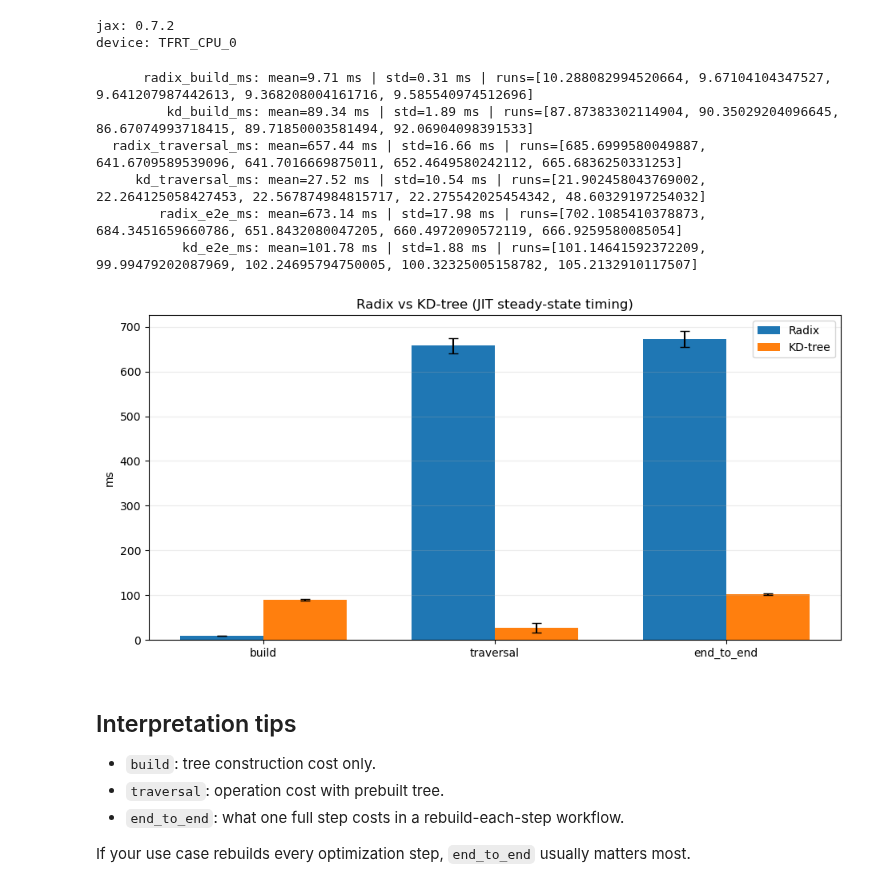
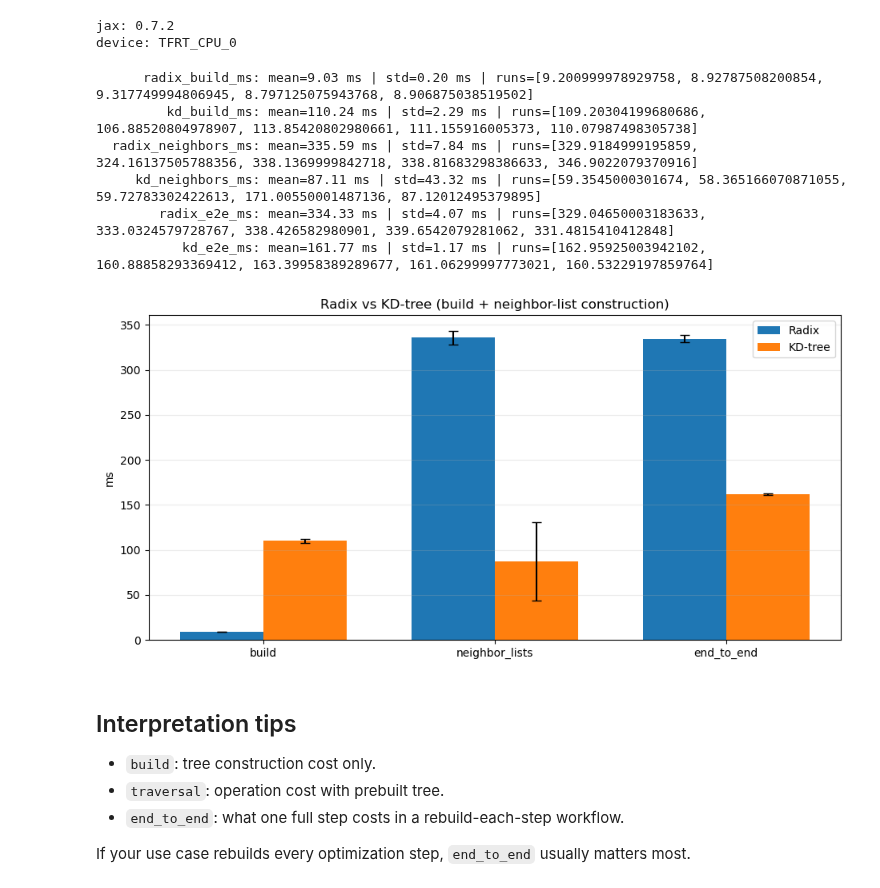
Before and after one commit to TobiBu/yggdrax, a Jupyter notebook: examples/kdtree_backend_benchmark.ipynb, the cells around one changed output. Drawn from its saved outputs; the diff is of its cells as text; code cells hidden in the pictures.

```diff
--- a/examples/kdtree_backend_benchmark.ipynb
+++ b/examples/kdtree_backend_benchmark.ipynb
@@ -47,32 +47,27 @@ print('device:', jax.devices()[0])
 jax: 0.7.2
 device: TFRT_CPU_0
 # %%
-
 @dataclass
 class BenchConfig:
     n_points: int = 50_000
-    n_queries: int = 4_000
     dim: int = 3
     leaf_size_radix: int = 16
     leaf_size_kd: int = 32
-    k_neighbors: int = 8
+    kd_radius: float = 0.12
     theta: float = 0.6
     repeats: int = 5
 
 
 def make_problem(cfg: BenchConfig, seed: int = 0):
     key = jax.random.PRNGKey(seed)
-    key_pos, key_mass, key_q = jax.random.split(key, 3)
+    key_pos, key_mass = jax.random.split(key, 2)
     positions = jax.random.uniform(
         key_pos, (cfg.n_points, cfg.dim), minval=-1.0, maxval=1.0, dtype=jnp.float32
     )
     masses = jax.random.uniform(
         key_mass, (cfg.n_points,), minval=0.5, maxval=1.5, dtype=jnp.float32
     )
-    queries = jax.random.uniform(
-        key_q, (cfg.n_queries, cfg.dim), minval=-1.0, maxval=1.0, dtype=jnp.float32
-    )
-    return positions, masses, queries
+    return positions, masses
 
 
 def block_tree_output(x):
@@ -184,14 +181,12 @@ def run_benchmark(cfg: BenchConfig, seed: int = 0):
         'kd_e2e_ms': t_kd_e2e,
     }
 # %%
-
 cfg = BenchConfig(
     n_points=30_000,
-    n_queries=2_000,
     dim=3,
     leaf_size_radix=16,
     leaf_size_kd=32,
-    k_neighbors=8,
+    kd_radius=0.12,
     theta=0.6,
     repeats=5,
 )
@@ -201,52 +196,51 @@ stats = run_benchmark(cfg, seed=0)
 for k, v in stats.items():
     print(f"{k:>20}: mean={float(jnp.mean(v)):.2f} ms | std={float(jnp.std(v)):.2f} ms | runs={list(map(float, v))}")
 # %% [output]
-      radix_build_ms: mean=9.71 ms | std=0.31 ms | runs=[10.288082994520664, 9.67104104347527, 9.641207987442613, 9.368208004161716, 9.585540974512696]
-         kd_build_ms: mean=89.34 ms | std=1.89 ms | runs=[87.87383302114904, 90.35029204096645, 86.67074993718415, 89.71850003581494, 92.06904098391533]
-  radix_traversal_ms: mean=657.44 ms | std=16.66 ms | runs=[685.6999580049887, 641.6709589539096, 641.7016669875011, 652.4649580242112, 665.6836250331253]
-     kd_traversal_ms: mean=27.52 ms | std=10.54 ms | runs=[21.902458043769002, 22.264125058427453, 22.567874984815717, 22.275542025454342, 48.60329197254032]
-        radix_e2e_ms: mean=673.14 ms | std=17.98 ms | runs=[702.1085410378873, 684.3451659660786, 651.8432080047205, 660.4972090572119, 666.9259580085054]
-           kd_e2e_ms: mean=101.78 ms | std=1.88 ms | runs=[101.14641592372209, 99.99479202087969, 102.24695794750005, 100.32325005158782, 105.2132910117507]
+      radix_build_ms: mean=9.03 ms | std=0.20 ms | runs=[9.200999978929758, 8.92787508200854, 9.317749994806945, 8.797125075943768, 8.906875038519502]
+         kd_build_ms: mean=110.24 ms | std=2.29 ms | runs=[109.20304199680686, 106.88520804978907, 113.85420802980661, 111.155916005373, 110.07987498305738]
+  radix_neighbors_ms: mean=335.59 ms | std=7.84 ms | runs=[329.9184999195859, 324.16137505788356, 338.1369999842718, 338.81683298386633, 346.9022079370916]
+     kd_neighbors_ms: mean=87.11 ms | std=43.32 ms | runs=[59.3545000301674, 58.365166070871055, 59.72783302422613, 171.00550001487136, 87.12012495379895]
+        radix_e2e_ms: mean=334.33 ms | std=4.07 ms | runs=[329.04650003183633, 333.0324579728767, 338.426582980901, 339.6542079281062, 331.4815410412848]
+           kd_e2e_ms: mean=161.77 ms | std=1.17 ms | runs=[162.95925003942102, 160.88858293369412, 163.39958389289677, 161.06299997773021, 160.53229197859764]
 # %%
-
-metrics = ['build', 'traversal', 'end_to_end']
+metrics = ['build', 'neighbor_lists', 'end_to_end']
 radix_means = [
     float(jnp.mean(stats['radix_build_ms'])),
-    float(jnp.mean(stats['radix_traversal_ms'])),
+    float(jnp.mean(stats['radix_neighbors_ms'])),
     float(jnp.mean(stats['radix_e2e_ms'])),
 ]
 kd_means = [
     float(jnp.mean(stats['kd_build_ms'])),
-    float(jnp.mean(stats['kd_traversal_ms'])),
+    float(jnp.mean(stats['kd_neighbors_ms'])),
     float(jnp.mean(stats['kd_e2e_ms'])),
 ]
 radix_stds = [
     float(jnp.std(stats['radix_build_ms'])),
-    float(jnp.std(stats['radix_traversal_ms'])),
+    float(jnp.std(stats['radix_neighbors_ms'])),
     float(jnp.std(stats['radix_e2e_ms'])),
 ]
 kd_stds = [
     float(jnp.std(stats['kd_build_ms'])),
-    float(jnp.std(stats['kd_traversal_ms'])),
+    float(jnp.std(stats['kd_neighbors_ms'])),
     float(jnp.std(stats['kd_e2e_ms'])),
 ]
 
 x = jnp.arange(len(metrics))
 width = 0.36
 
 fig, ax = plt.subplots(figsize=(9.5, 4.8))
 ax.bar(x - width / 2, radix_means, width, yerr=radix_stds, capsize=4, label='Radix')
 ax.bar(x + width / 2, kd_means, width, yerr=kd_stds, capsize=4, label='KD-tree')
 ax.set_xticks(x)
 ax.set_xticklabels(metrics)
 ax.set_ylabel('ms')
-ax.set_title('Radix vs KD-tree (JIT steady-state timing)')
+ax.set_title('Radix vs KD-tree (build + neighbor-list construction)')
 ax.grid(axis='y', alpha=0.25)
 ax.legend()
 plt.tight_layout()
 plt.show()
 # %% [output]
-[figure, old version]
+[figure, new version]
 # %% [markdown]
 
 ## Interpretation tips
```
Also changed, not shown: parts of 3 cells of this notebook, 1 other file.
